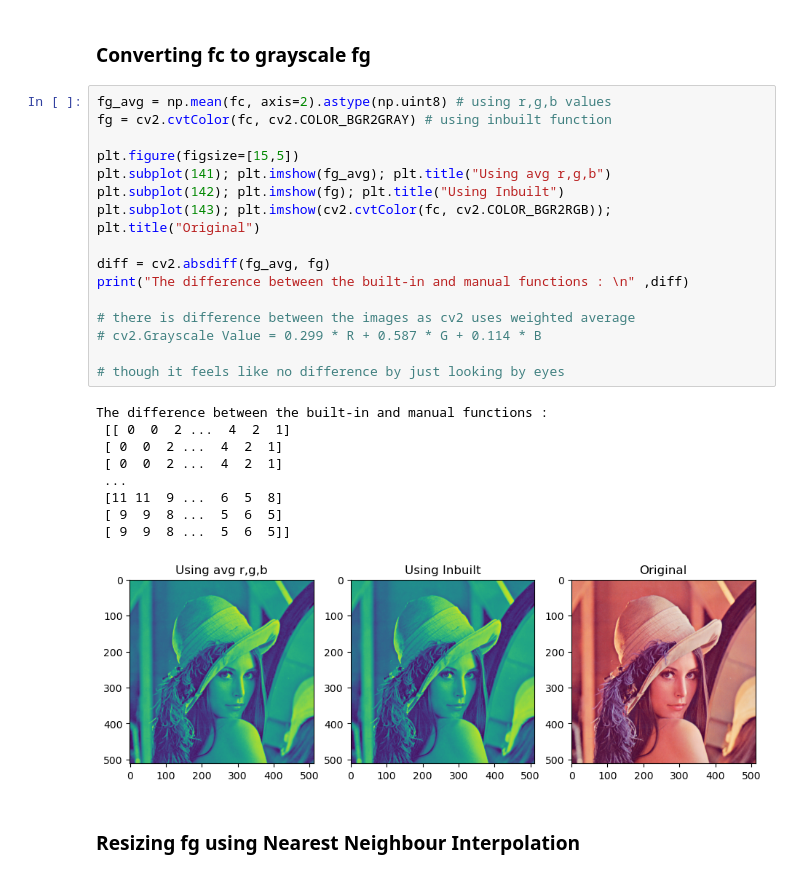
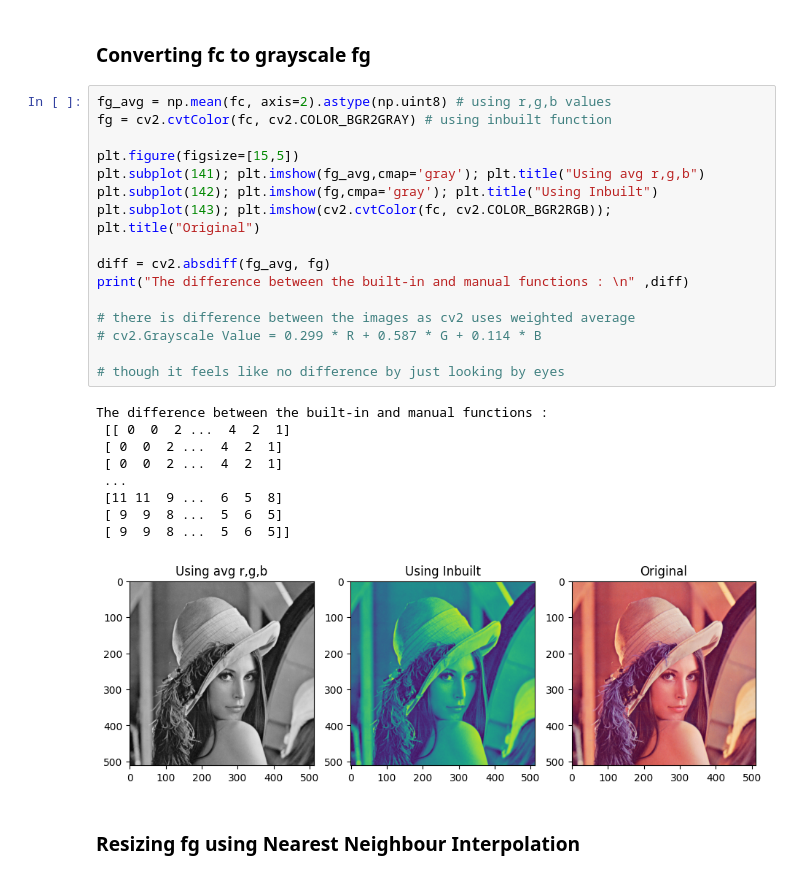
Before and after one commit to rzeta-10/DIP, a Jupyter notebook: assignments/assignment_2/assignment_2_cs22b1093.ipynb, the cells around one changed output. Cells and saved outputs as stored; diff of their text form.

```diff
--- a/assignments/assignment_2/assignment_2_cs22b1093.ipynb
+++ b/assignments/assignment_2/assignment_2_cs22b1093.ipynb
@@ -26,29 +26,29 @@ QSocketNotifier: Can only be used with threads started with QThread
 # %%
 fg_avg = np.mean(fc, axis=2).astype(np.uint8) # using r,g,b values
 fg = cv2.cvtColor(fc, cv2.COLOR_BGR2GRAY) # using inbuilt function
 
 plt.figure(figsize=[15,5])
-plt.subplot(141); plt.imshow(fg_avg); plt.title("Using avg r,g,b")
-plt.subplot(142); plt.imshow(fg); plt.title("Using Inbuilt")
+plt.subplot(141); plt.imshow(fg_avg,cmap='gray'); plt.title("Using avg r,g,b")
+plt.subplot(142); plt.imshow(fg,cmpa='gray'); plt.title("Using Inbuilt")
 plt.subplot(143); plt.imshow(cv2.cvtColor(fc, cv2.COLOR_BGR2RGB)); plt.title("Original")
 
 diff = cv2.absdiff(fg_avg, fg)
 print("The difference between the built-in and manual functions : \n" ,diff)
 
 # there is difference between the images as cv2 uses weighted average
 # cv2.Grayscale Value = 0.299 * R + 0.587 * G + 0.114 * B
 
 # though it feels like no difference by just looking by eyes
 # %% [output]
 The difference between the built-in and manual functions :
  [[ 0  0  2 ...  4  2  1]
  [ 0  0  2 ...  4  2  1]
  [ 0  0  2 ...  4  2  1]
  ...
  [11 11  9 ...  6  5  8]
  [ 9  9  8 ...  5  6  5]
  [ 9  9  8 ...  5  6  5]]
-[figure, old version]
+[figure, new version]
 # %% [markdown]
 ### Resizing fg using Nearest Neighbour Interpolation
 # %%
```
Also changed, not shown: parts of 1 cell of this notebook, 2 other files.
